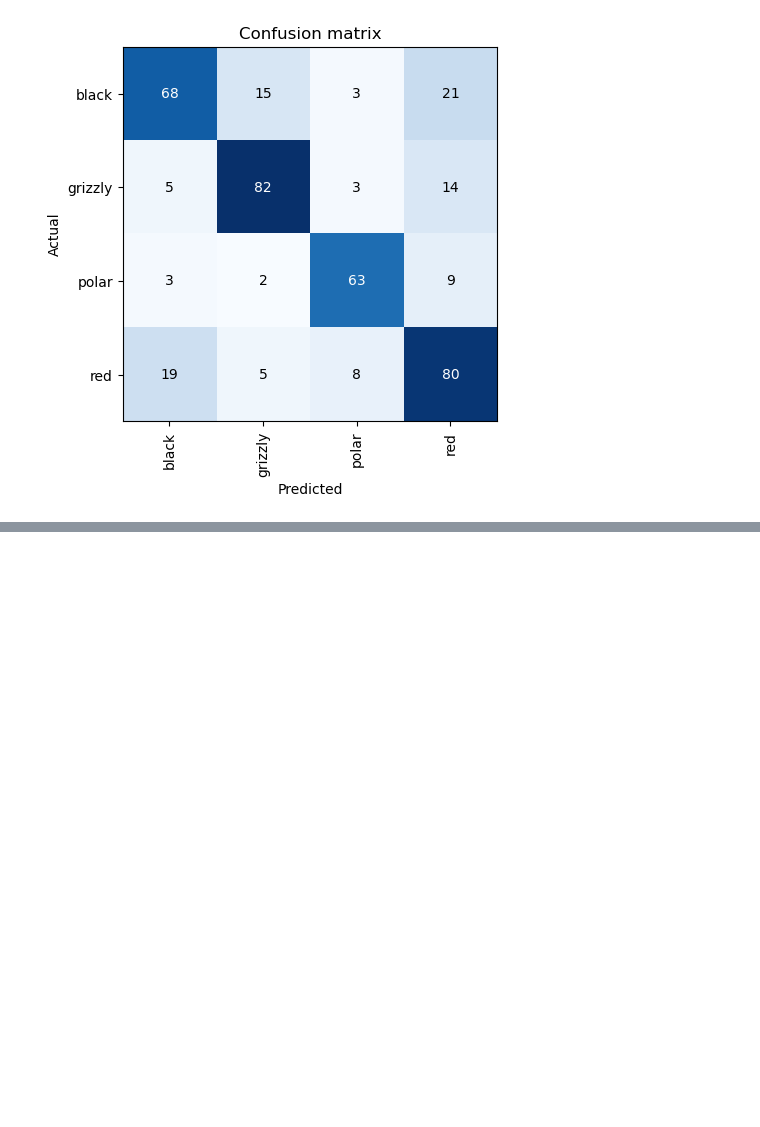
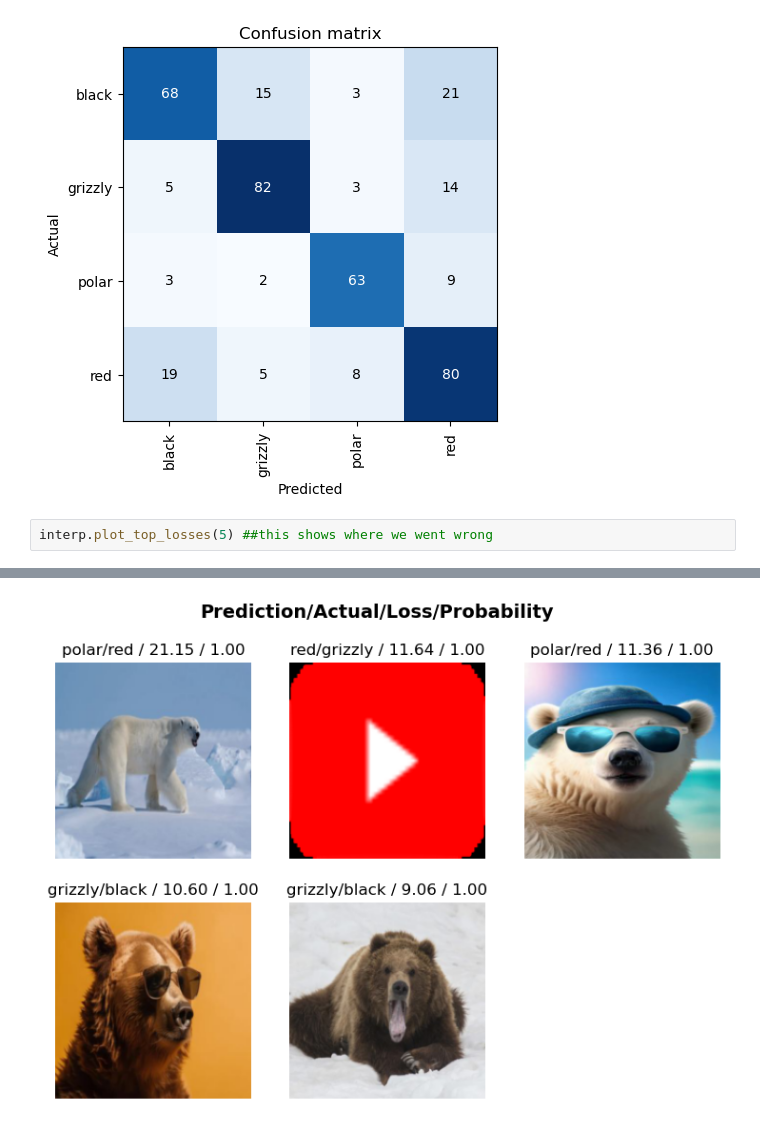
Before and after one commit to anubhav-auth/PracticalDeepLearning, a Jupyter notebook: L2/fg.ipynb, the cells around one changed output, grey strips where cells are left out. Saved outputs shown, nothing was run; the diff lists cells and outputs as text; blank space fills up the shorter version.

Commit message:
bears model plotting top loss

```diff
--- a/L2/fg.ipynb
+++ b/L2/fg.ipynb
@@ -78,3 +78,6 @@ interp.plot_confusion_matrix() #this tells how many if any are wrong ex:- 5grizz
 [interactive output not drawn]
 [interactive output not drawn]
 [figure]
+# %%
+interp.plot_top_losses(5) ##this shows where we went wrong
+# %% [output]
@@ -80,0 +85 @@ interp.plot_confusion_matrix() #this tells how many if any are wrong ex:- 5grizz
+[figure, added]
```
Also changed, not shown: parts of 1 cell of this notebook.
